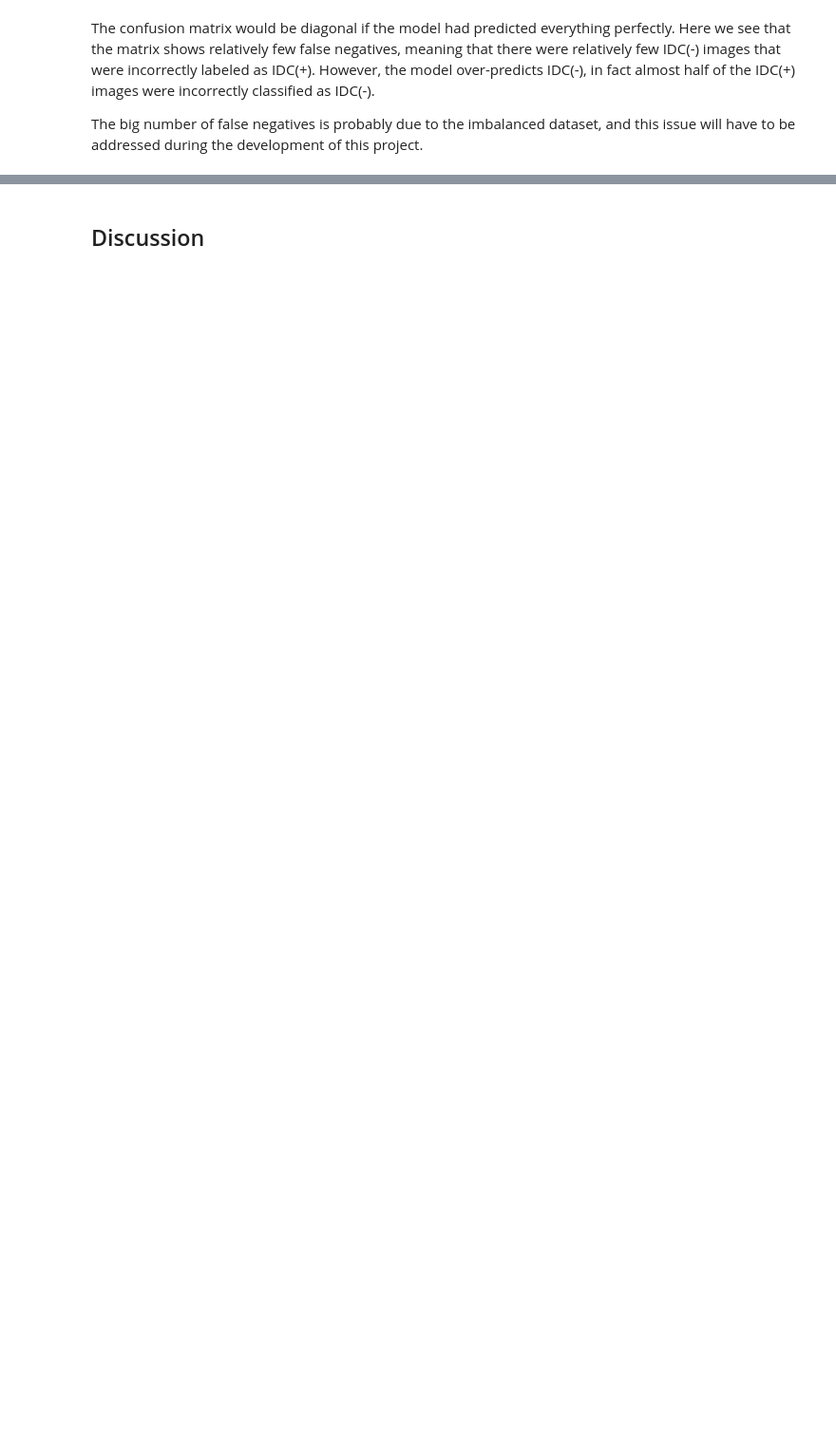
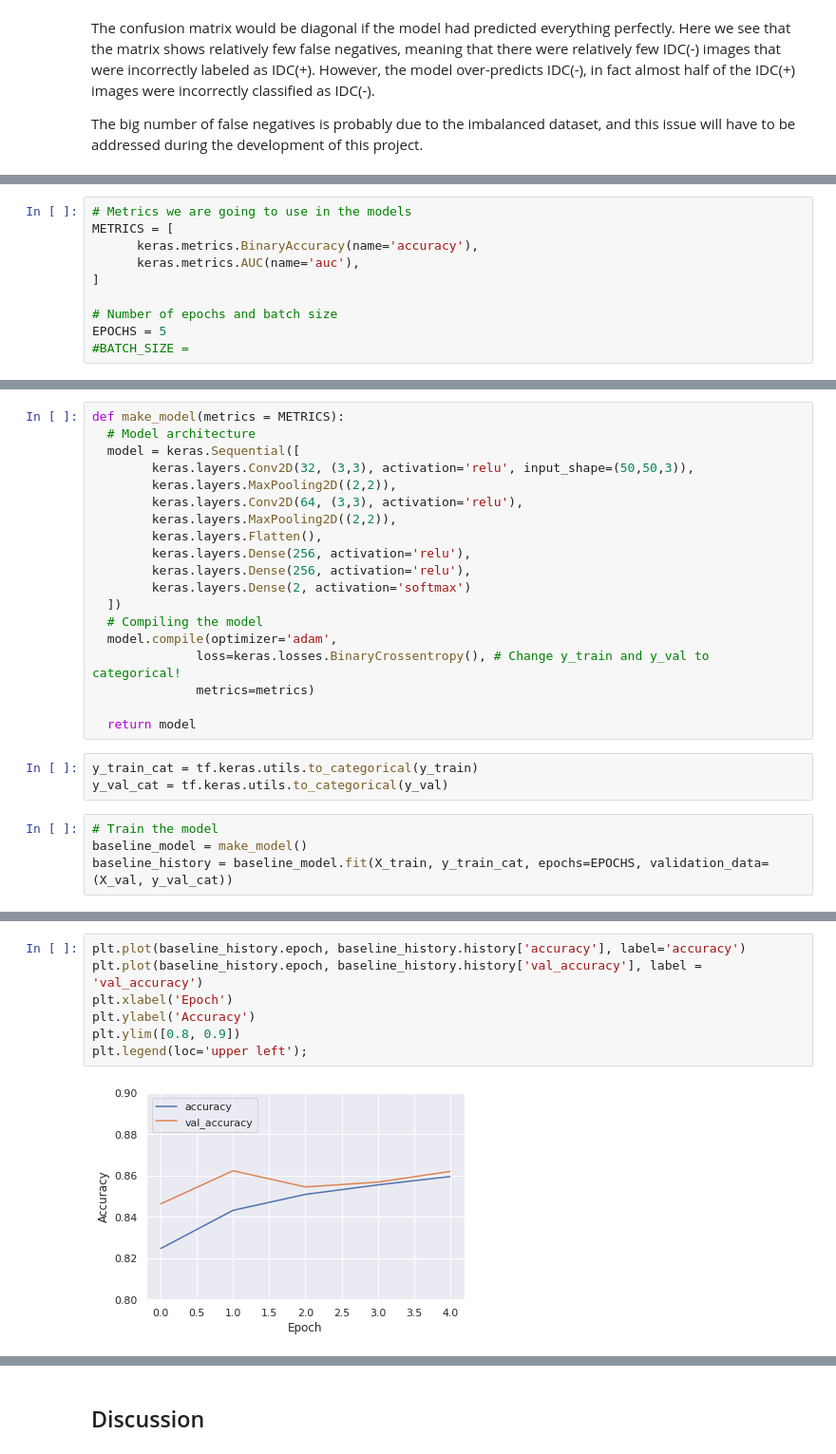
Before and after one commit to carlotta-marchis/breast-cancer-detection, a Jupyter notebook: breast_cancer_detection.ipynb, the cells around one changed output, grey strips where cells are left out. Shown at 95% size. Saved outputs shown, nothing was run; the diff lists cells and outputs as text; blank space fills up the shorter version.

```diff
--- a/breast_cancer_detection.ipynb
+++ b/breast_cancer_detection.ipynb
@@ -351,0 +352,10 @@ The big number of false negatives is probably due to the imbalanced dataset, and
+# %%
+# Metrics we are going to use in the models
+METRICS = [
+      keras.metrics.BinaryAccuracy(name='accuracy'),
+      keras.metrics.AUC(name='auc'),
+]
+
+# Number of epochs and batch size
+EPOCHS = 5
+#BATCH_SIZE =
@@ -351,0 +364,26 @@ The big number of false negatives is probably due to the imbalanced dataset, and
+# %%
+def make_model(metrics = METRICS):
+  # Model architecture
+  model = keras.Sequential([
+        keras.layers.Conv2D(32, (3,3), activation='relu', input_shape=(50,50,3)),
+        keras.layers.MaxPooling2D((2,2)),
+        keras.layers.Conv2D(64, (3,3), activation='relu'),
+        keras.layers.MaxPooling2D((2,2)),
+        keras.layers.Flatten(),
+        keras.layers.Dense(256, activation='relu'),
+        keras.layers.Dense(256, activation='relu'),
+        keras.layers.Dense(2, activation='softmax')
+  ])
+  # Compiling the model
+  model.compile(optimizer='adam',
+              loss=keras.losses.BinaryCrossentropy(), # Change y_train and y_val to categorical!
+              metrics=metrics)
+
+  return model
+# %%
+y_train_cat = tf.keras.utils.to_categorical(y_train)
+y_val_cat = tf.keras.utils.to_categorical(y_val)
+# %%
+# Train the model
+baseline_model = make_model()
+baseline_history = baseline_model.fit(X_train, y_train_cat, epochs=EPOCHS, validation_data=(X_val, y_val_cat))
@@ -351,0 +401,9 @@ The big number of false negatives is probably due to the imbalanced dataset, and
+# %%
+plt.plot(baseline_history.epoch, baseline_history.history['accuracy'], label='accuracy')
+plt.plot(baseline_history.epoch, baseline_history.history['val_accuracy'], label = 'val_accuracy')
+plt.xlabel('Epoch')
+plt.ylabel('Accuracy')
+plt.ylim([0.8, 0.9])
+plt.legend(loc='upper left');
+# %% [output]
+[figure, added]
```
Also changed, not shown: parts of 34 cells of this notebook.
